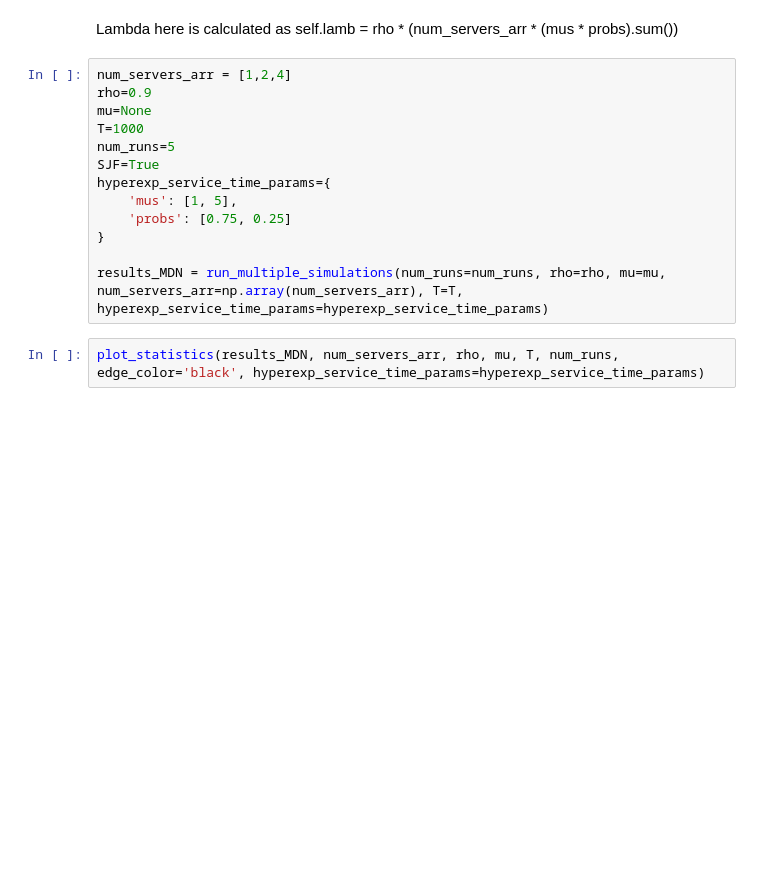
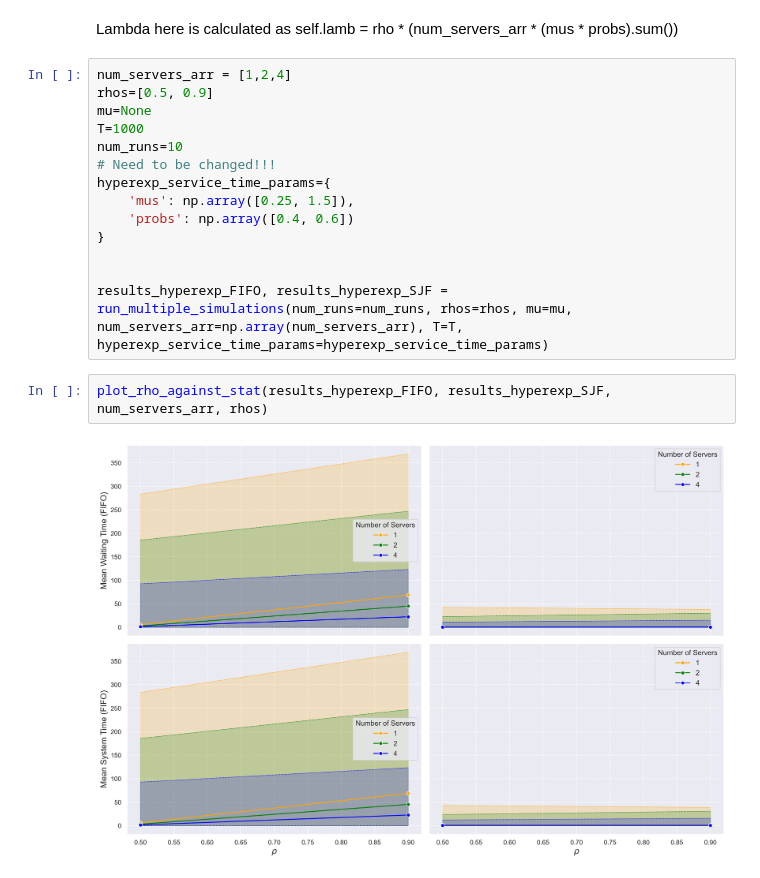
Before and after one commit to Axegky/Stochastic_Simulation_2, a Jupyter notebook: MMn.ipynb, the cells around one changed output. Cells and saved outputs as stored; diff of their text form; blank space fills up the shorter version.

```diff
--- a/MMn.ipynb
+++ b/MMn.ipynb
@@ -663,16 +506,19 @@ plot_statistics(results_MDN, num_servers_arr, rho, mu, T, num_runs, edge_color='
 Lambda here is calculated as self.lamb = rho * (num_servers_arr * (mus * probs).sum())
 # %%
 num_servers_arr = [1,2,4]
-rho=0.9
+rhos=[0.5, 0.9]
 mu=None
 T=1000
-num_runs=5
-SJF=True
+num_runs=10
+# Need to be changed!!!
 hyperexp_service_time_params={
-    'mus': [1, 5],
-    'probs': [0.75, 0.25]
+    'mus': np.array([0.25, 1.5]),
+    'probs': np.array([0.4, 0.6])
 }
 
-results_MDN = run_multiple_simulations(num_runs=num_runs, rho=rho, mu=mu, num_servers_arr=np.array(num_servers_arr), T=T, hyperexp_service_time_params=hyperexp_service_time_params)
+
+results_hyperexp_FIFO, results_hyperexp_SJF = run_multiple_simulations(num_runs=num_runs, rhos=rhos, mu=mu, num_servers_arr=np.array(num_servers_arr), T=T, hyperexp_service_time_params=hyperexp_service_time_params)
-# %%
-plot_statistics(results_MDN, num_servers_arr, rho, mu, T, num_runs, edge_color='black', hyperexp_service_time_params=hyperexp_service_time_params)
+# %%
+plot_rho_against_stat(results_hyperexp_FIFO, results_hyperexp_SJF, num_servers_arr, rhos)
+# %% [output]
+[figure, added]
```
Also changed, not shown: parts of 14 cells of this notebook.
